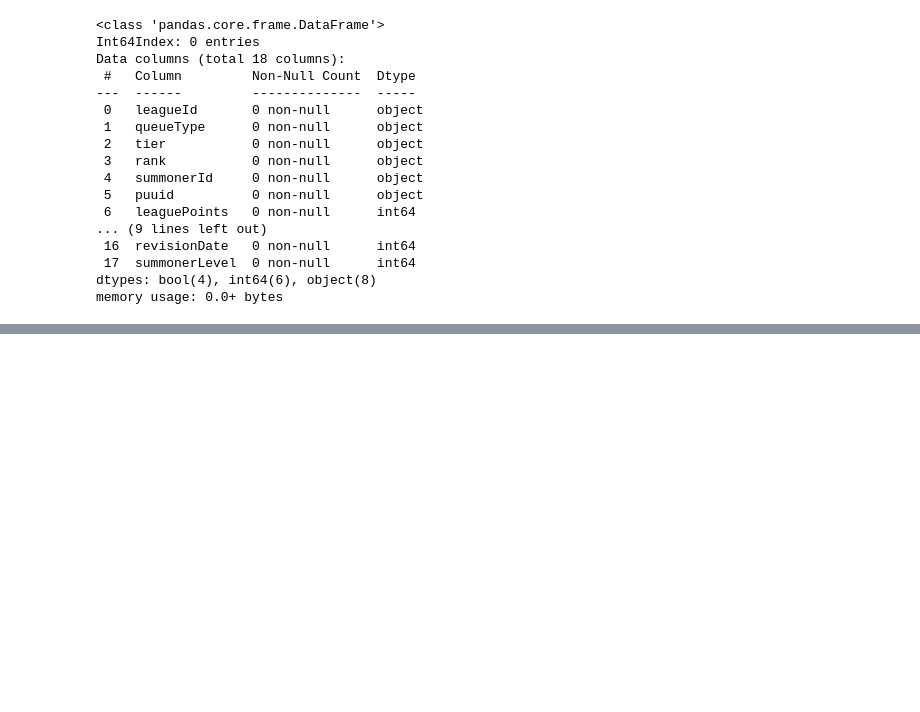
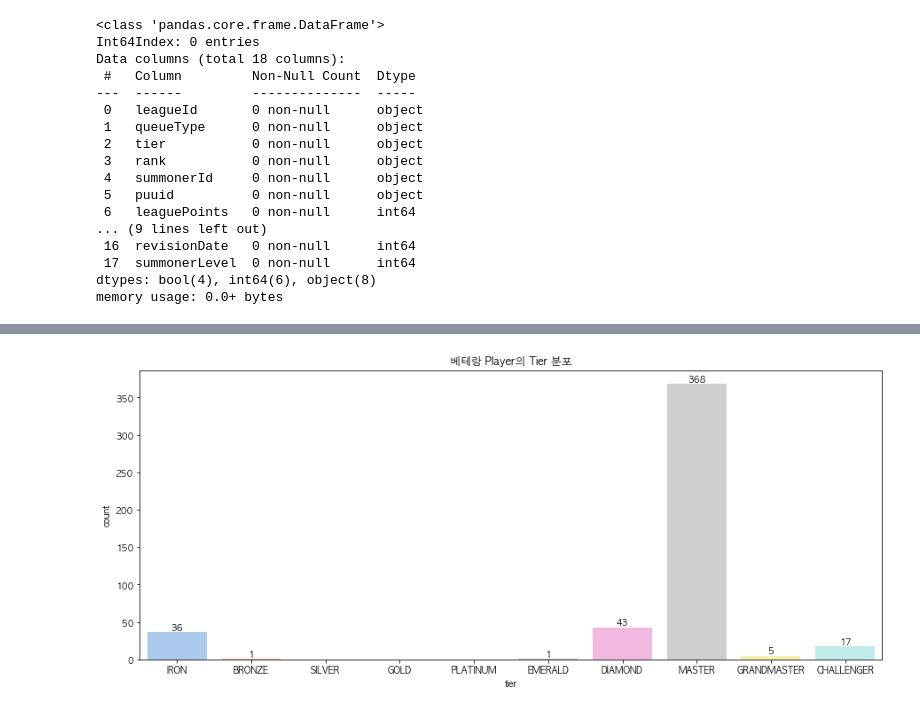
Before and after one commit to SKNETWORKS-FAMILY-AICAMP/SKN11-2nd-4Team, a Jupyter notebook: EDA/eda_hyg.ipynb, the cells around one changed output, grey strips where cells are left out. Cells and saved outputs as stored; diff of their text form; code cells hidden in the pictures; blank space fills up the shorter version.

```diff
--- a/EDA/eda_hyg.ipynb
+++ b/EDA/eda_hyg.ipynb
@@ -346,0 +455,23 @@ plt.show()
+# %%
+veteran_player = df[df['veteran']==True]
+tier_order=['IRON','BRONZE','SILVER','GOLD','PLATINUM','EMERALD','DIAMOND','MASTER','GRANDMASTER','CHALLENGER']
+
+sns.set_palette("pastel")
+
+if not veteran_player.empty:
+    plt.figure(figsize=(15, 6))
+    ax = sns.countplot(data=veteran_player, x='tier', order=tier_order, hue_order=tier_order)
+
+    for p in ax.patches:
+        height = p.get_height()
+        if not np.isnan(height):
+            ax.annotate(f'{int(height)}',
+                (p.get_x() + p.get_width() / 2, height),
+                ha='center', va='bottom', fontsize=10, color='black')
+
+    plt.title("베테랑 Player의 Tier 분포")
+    plt.show()
+else:
+    print("베테랑 플레이어 데이터가 없습니다.")
+# %% [output]
+[figure, added]
```
Also changed, not shown: parts of 17 cells of this notebook.
